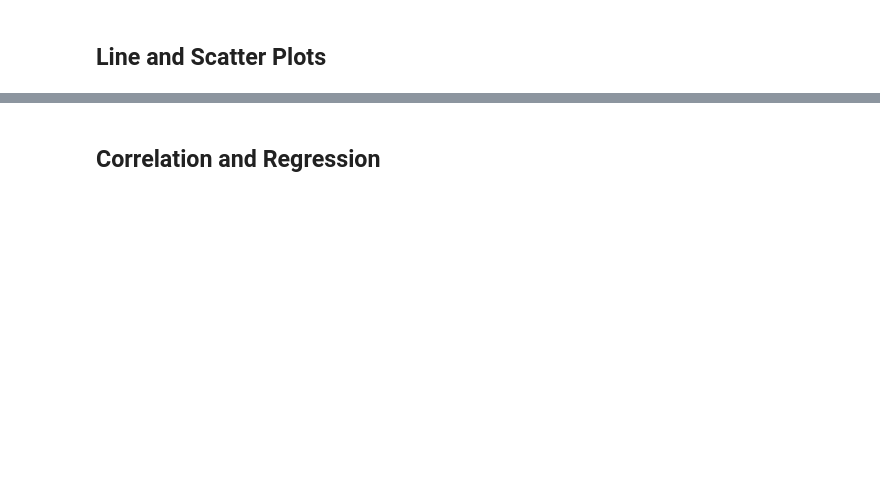
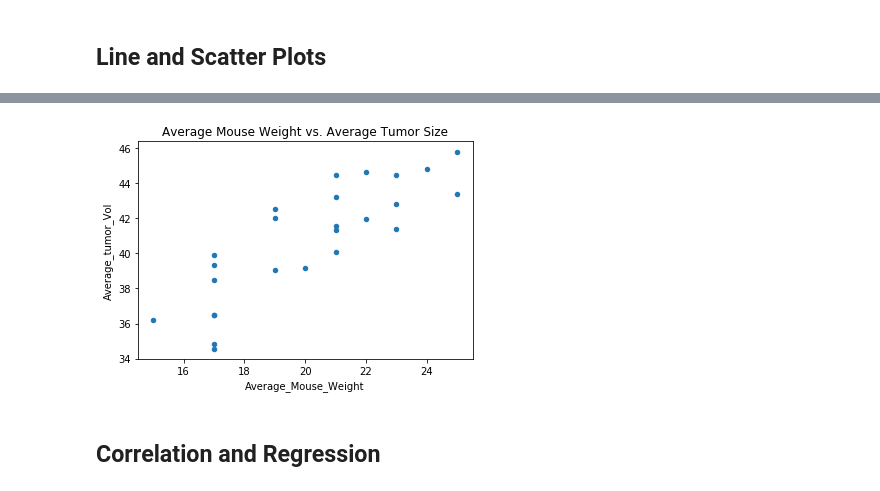
Before and after one commit to YANG007SUN/matplotlib-challenge, a Jupyter notebook: Pymaceuticals/pymaceuticals_starter.ipynb, the cells around one changed output, grey strips where cells are left out. Drawn from its saved outputs; the diff is of its cells as text; code cells hidden in the pictures; blank space fills up the shorter version.

```diff
--- a/Pymaceuticals/pymaceuticals_starter.ipynb
+++ b/Pymaceuticals/pymaceuticals_starter.ipynb
@@ -278,4 +281,14 @@ plt.show()
 # %%
 # Generate a scatter plot of mouse weight versus average tumor volume for the Capomulin regimen
+# plot scatterplot
+plot_data = (clean_masterdata.loc[clean_masterdata["Drug Regimen"]=="Capomulin",]
+             .groupby("Mouse ID")
+             .agg(Average_Mouse_Weight = ("Weight (g)","mean"),
+                  Average_tumor_Vol = ("Tumor Volume (mm3)","mean")))
+
+plot_data.plot.scatter(x  = "Average_Mouse_Weight", y = "Average_tumor_Vol",title = "Average Mouse Weight vs. Average Tumor Size")
+plt.show()
+# %% [output]
+[figure, added]
 # %% [markdown]
 ## Correlation and Regression
```
Also changed, not shown: parts of 6 cells of this notebook.
